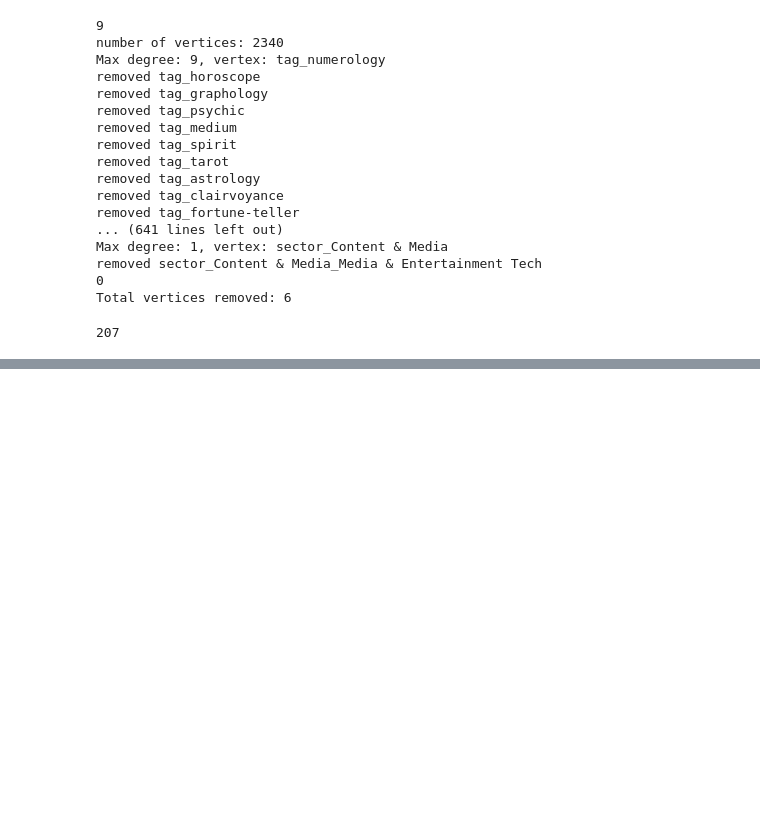
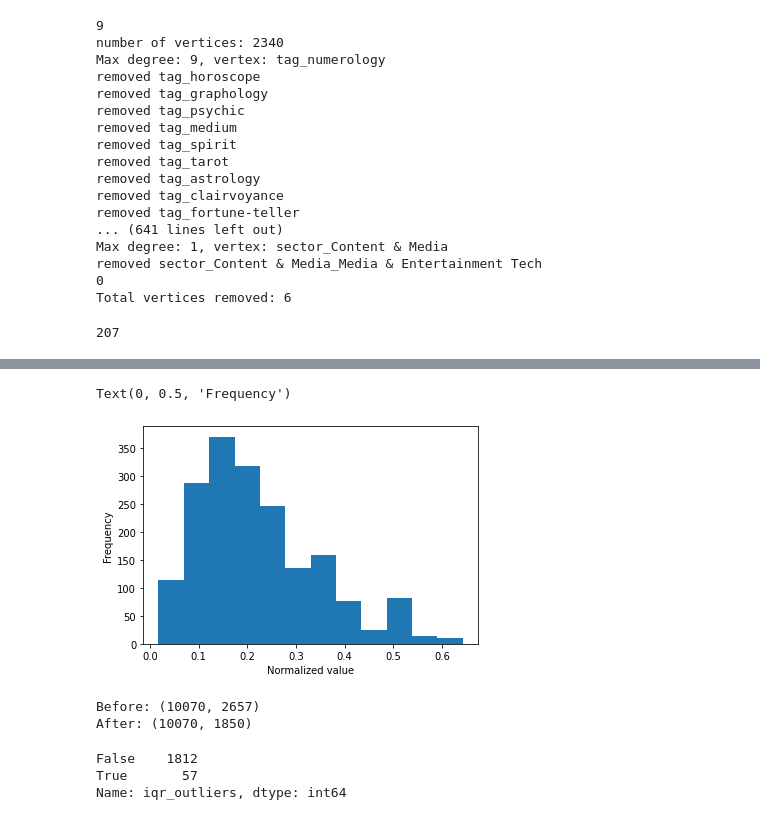
Before and after one commit to matanini/startup_classifier, a Jupyter notebook: reduce_cols.ipynb, the cells around one changed output, grey strips where cells are left out. Cells and saved outputs as stored; diff of their text form; code cells hidden in the pictures; blank space fills up the shorter version.

```diff
--- a/reduce_cols.ipynb
+++ b/reduce_cols.ipynb
@@ -499,0 +460,19 @@ plt.bar(list_target_industry_dict.keys(), list_target_industry_dict.values())
+# %%
+def outlier_detection_zscore_dist(df_orig):
+
+    df = df_orig.copy()
+    z_score = (df['Normalized']-df['Normalized'].mean()) / df['Normalized'].std()
+    outliers = abs(z_score) > 3
+    df['outliers'] = outliers
+
+    return df
+
+d = outlier_detection_zscore_dist(new_norm_ser)
+
+new_new_norm_ser = new_norm_ser.copy()
+
+for row in d.iterrows():
+    if row[1]['outliers'] == True:
+        new_new_norm_ser.drop(row[0], axis=0, inplace=True)
+
+new_new_norm_ser
@@ -499,0 +493,34 @@ plt.bar(list_target_industry_dict.keys(), list_target_industry_dict.values())
+# %%
+plt.hist(new_new_norm_ser['Normalized'], bins=12)
+plt.xlabel('Normalized value')
+plt.ylabel('Frequency')
+# %% [output]
+Text(0, 0.5, 'Frequency')
+[figure, added]
+# %%
+df_after_cols_reduction = reduced_cols_df.copy()
+print(f'Before: {df_after_cols_reduction.shape}')
+not_outliers_bin_cols = list(new_new_norm_ser.index)
+df_after_cols_reduction = df_after_cols_reduction[cat_cols + num_cols + not_outliers_bin_cols]
+print(f'After: {df_after_cols_reduction.shape}')
+# %% [output]
+Before: (10070, 2657)
+After: (10070, 1850)
+# %%
+iqr_norm = new_norm_ser.copy()
+
+Q1 = np.percentile(iqr_norm['Normalized'], 25)
+Q3 = np.percentile(iqr_norm['Normalized'], 75)
+IQR = 1.5*(Q3 - Q1)
+
+lower_bound = Q1 - IQR
+upper_bound = Q3 + IQR
+
+iqr_norm.loc[(iqr_norm["Normalized"]> upper_bound) | (iqr_norm["Normalized"]<lower_bound), 'iqr_outliers'] = True
+iqr_norm.loc[(iqr_norm["Normalized"]< upper_bound) & (iqr_norm["Normalized"]>lower_bound), 'iqr_outliers'] = False
+
+iqr_norm['iqr_outliers'].value_counts()
+# %% [output]
+False    1812
+True       57
+Name: iqr_outliers, dtype: int64
```
Also changed, not shown: parts of 23 cells of this notebook, 1 other file.
